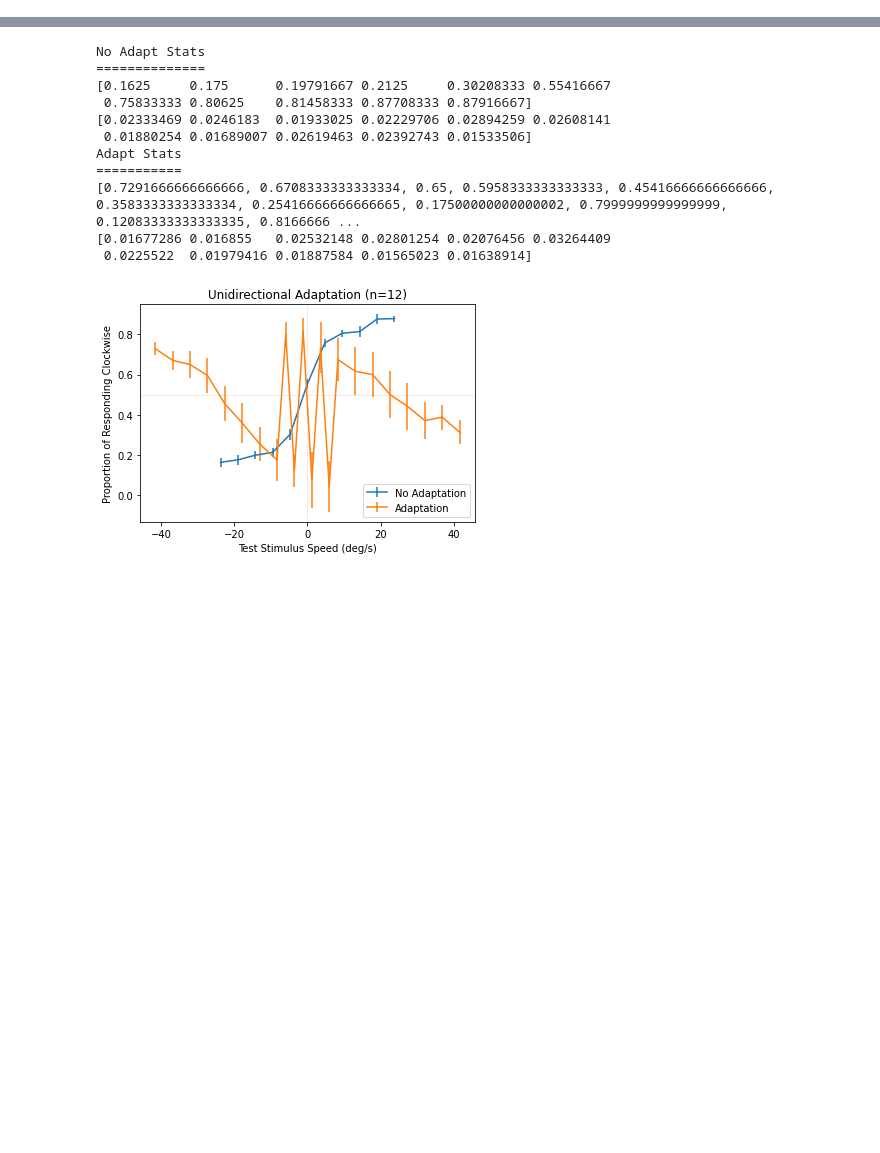
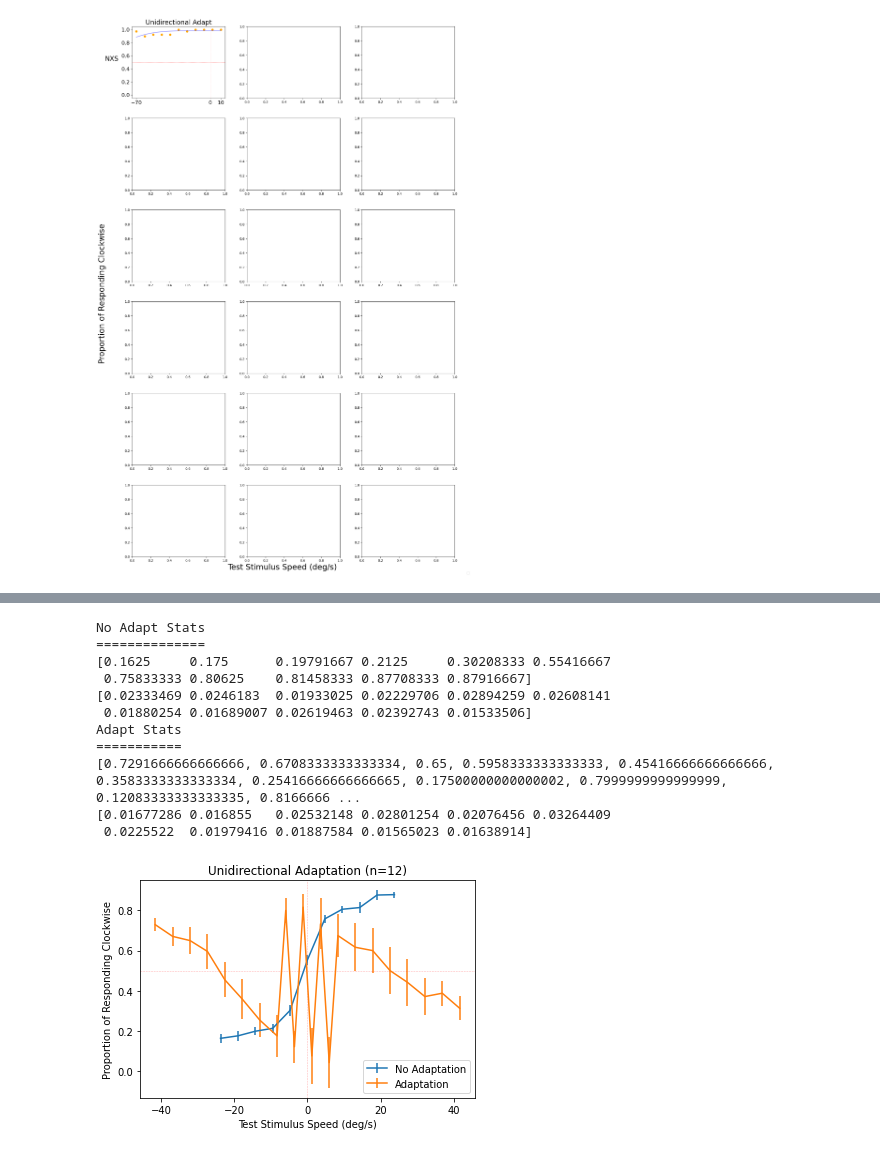
Before and after one commit to alexxyu/mae-experiment, a Jupyter notebook: Psychometric Fitting.ipynb, the cells around one changed output, grey strips where cells are left out. Drawn from its saved outputs; the diff is of its cells as text; code cells hidden in the pictures; blank space fills up the shorter version.

Commit message:
Update psychometric fitting

```diff
--- a/Psychometric Fitting.ipynb
+++ b/Psychometric Fitting.ipynb
@@ -12,11 +19,0 @@ files.extend(glob.glob('data/Bidirectional/Combined/*.csv'))
-# %%
-bidirectional = glob.glob('data/Bidirectional/*.csv')
-
-subjects = set()
-for file in bidirectional:
-    subjects.add(file[file.rfind('/')+1:][:3])
-
-for subject in subjects:
-    data = glob.glob(f'data/Bidirectional/*{subject}*_Adapt.csv')
-    data = [pd.read_csv(d, index_col=0) for d in data]
-    pd.concat(data).to_csv(f'data/Bidirectional/Combined/{subject}_Adapt.csv')
@@ -93,0 +58,81 @@ NXS: -70.0, 10.0        -1
+# %%
+PLOT_TYPE = "ccw"
+
+def f(x, m, s, a, b):
+    return a + (b - a) * norm.cdf(x, m, s)
+
+NROWS = 6
+NCOLS = 3
+fig, ax = plt.subplots(NROWS, NCOLS, figsize=(16,24))
+fig.legend(loc='lower right', framealpha=0.5)
+fig.text(0.5, 0.01, 'Test Stimulus Speed (deg/s)', ha='center', fontsize=24)
+fig.text(0.01, 0.5, 'Proportion of Responding Clockwise', va='center', rotation='vertical', fontsize=24)
+fig.tight_layout(pad=4.0)
+
+# for r, subject in enumerate(sorted(dsubjects[PLOT_TYPE])):
+for r, subject in enumerate(["nxs"]):
+    for c, condition in enumerate(["No Adapt", "Bidirectional Adapt", "Unidirectional Adapt"]):
+        data = combined[(combined["Participant"] == subject) & (combined["Condition"] == condition)]
+
+        count_data = data.groupby('Test Speed')['Response'].apply(lambda x: x[x.str.contains('right')].count())
+        total_counts = data.groupby('Test Speed').count()['Response']
+        speeds = count_data.index.tolist()
+
+        cw_counts = count_data.tolist()
+        cw_proportions = [r / c for r, c in zip(cw_counts, total_counts)]
+        (mu, sigma, a, b), _ = curve_fit(
+            f,
+            speeds,
+            cw_proportions,
+            method='dogbox',
+            p0=[0, 3, 0, 1],
+            bounds=([-90, 0, 0, 0.5], [90, 90, 0.5, 1]),
+        )
+
+        pred = f(speeds, mu, sigma, a, b)
+        r2 = r2_score(cw_proportions, pred)
+
+        ax[r, c].scatter(speeds, cw_proportions, color='orange', label='Subject Data')
+
+        t = np.linspace(min(speeds), max(speeds), 1000)
+        ax[r, c].plot(t, f(t, mu, sigma, a, b), alpha=.5, color='blue', label='Guassian Fit')
+
+        ax[r, c].axhline(y=0.5, color='r', linewidth=0.5, linestyle='dashed')
+        ax[r, c].axvline(x=0, color='r', linewidth=0.5, linestyle='dashed')
+        ax[r, c].set_ylim(-0.05, 1.05)
+
+        ax[r, c].tick_params(axis='both', which='both', labelsize=16)
+        if r == 0:
+            ax[r, c].set_title(f'{condition}', fontsize=20)
+        if c == 0:
+            ax[r, c].set_ylabel(f'{subject.upper()}', labelpad=30, rotation=0, fontsize=20)
+        if r != 0 or c != 0:
+            ax[r, c].set_yticklabels([])
+            ax[r, c].set_yticks([])
+
+        if r > 0:
+            ax[r, c].set_xticklabels([])
+            ax[r, c].set_xticks([])
+        else:
+            match condition:
+                case "No Adapt" | "Bidirectional Adapt":
+                    ax[r, c].set_xticks([-40, 0, 40])
+                case "Unidirectional Adapt":
+                    ticks = [-70, 0, 10] if PLOT_TYPE == "ccw" else [-10, 0, 70]
+                    ax[r, c].set_xticks(ticks)
+
+        match condition:
+            case "No Adapt":
+                direction = ''
+            case "Bidirectional Adapt":
+                direction = 0
+            case "Unidirectional Adapt":
+                direction = -1 if min(speeds) < -40 else 1
+
+        output.loc[len(output)] = [subject, condition, mu, sigma, a, b, r2, direction]
+        handles, labels = ax[r, c].get_legend_handles_labels()
+
+plt.subplots_adjust(left=0.1)
+# plt.savefig(f"psychometric_fits_{PLOT_TYPE}.svg", pad_inches=0.1)
+plt.show()
+# %% [output]
@@ -94 +141,2 @@ NXS: -70.0, 10.0        -1
+[figure, added]
 # %%
```
Also changed, not shown: parts of 20 cells of this notebook, 7 other files.
